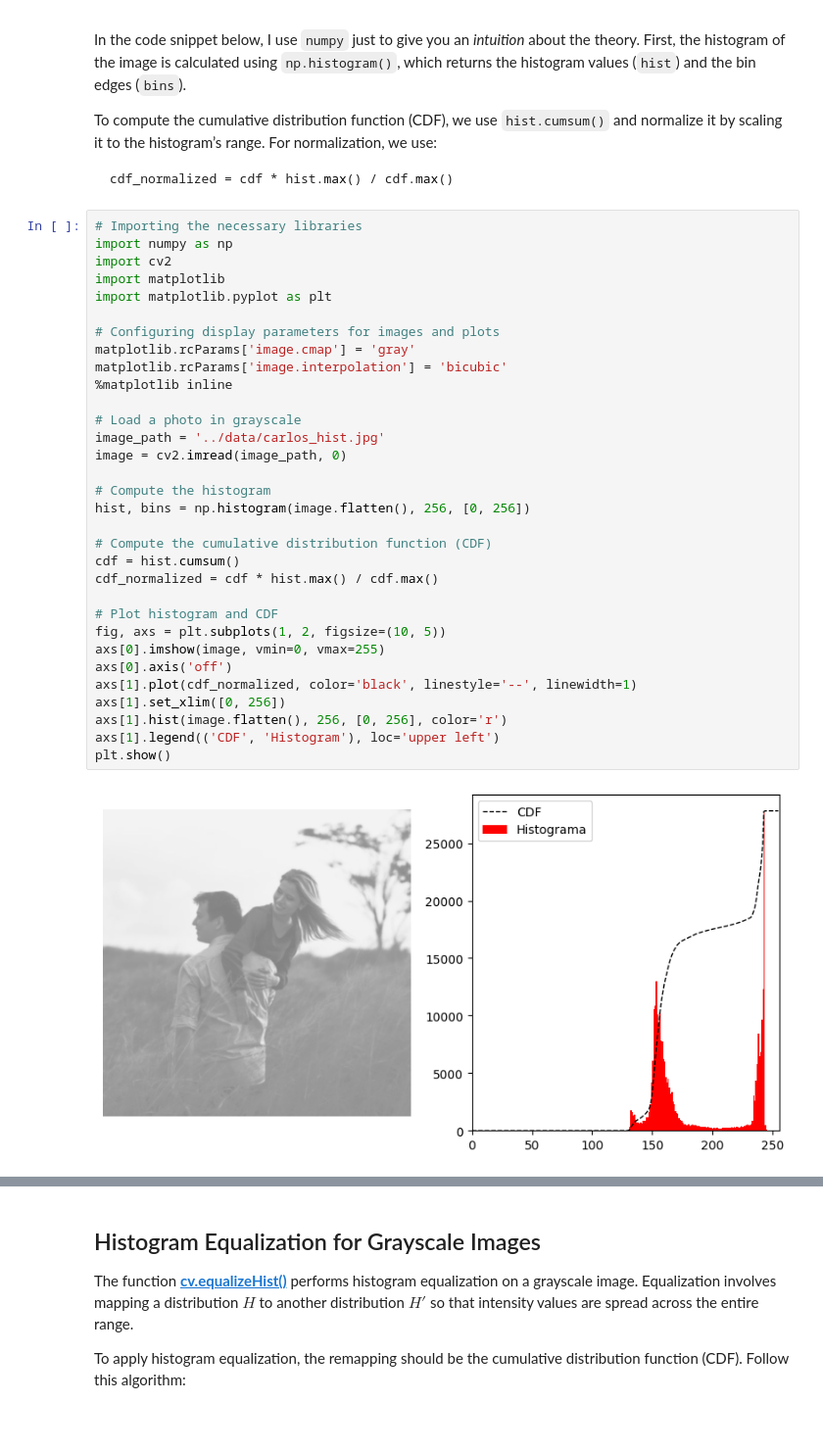
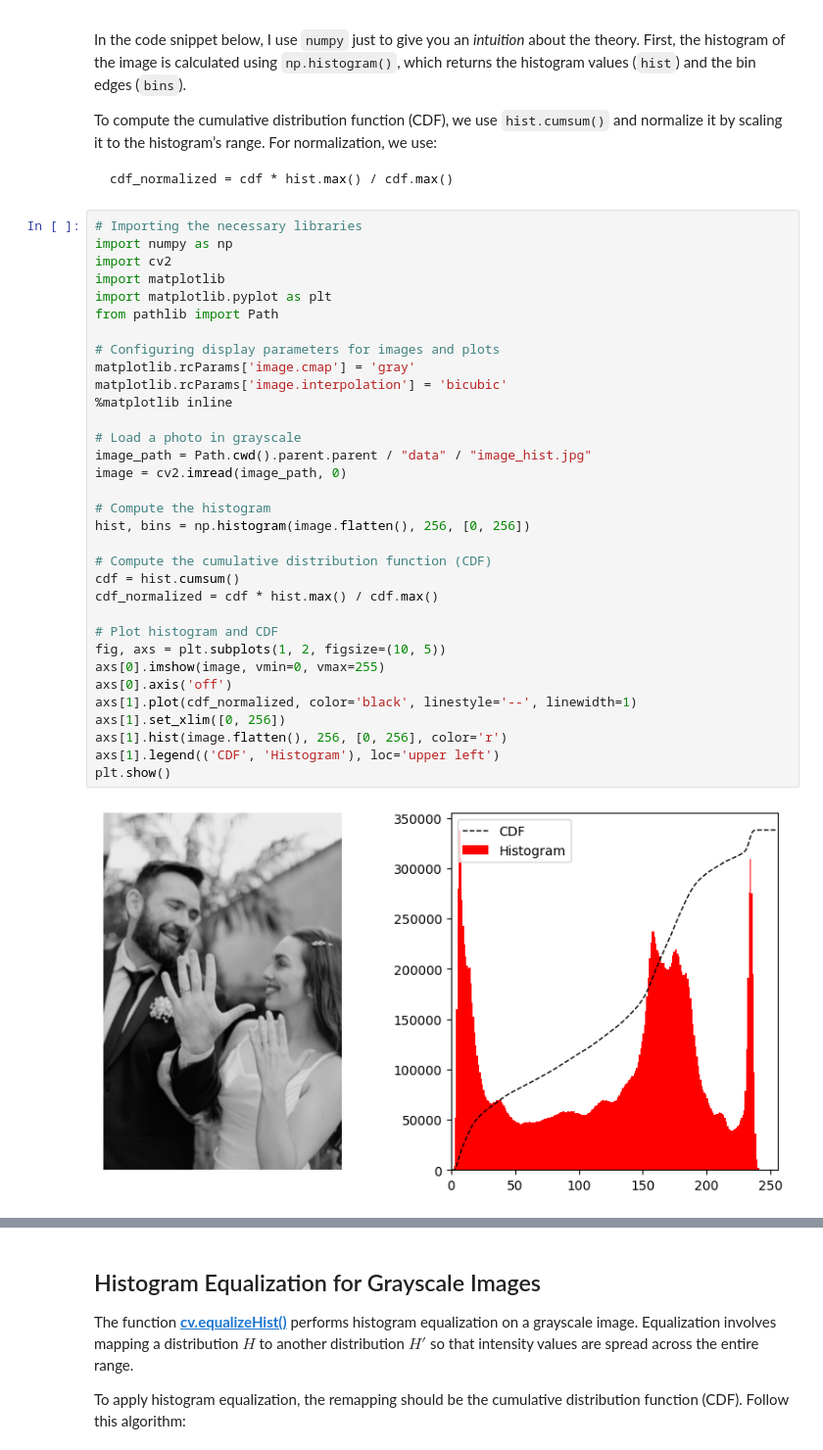
Before and after one commit to carmenscar/computer_vision, a Jupyter notebook: notebooks/Module_02/01_Histogram_Equalization.ipynb, the cells around one changed output, grey strips where cells are left out. Shown at 98% size. Cells and saved outputs as stored; diff of their text form; blank space fills up the shorter version.

Commit message:
adjusting histogram equal notebook

```diff
--- a/notebooks/Module_02/01_Histogram_Equalization.ipynb
+++ b/notebooks/Module_02/01_Histogram_Equalization.ipynb
@@ -33,32 +33,33 @@ cdf_normalized = cdf * hist.max() / cdf.max()
 import numpy as np
 import cv2
 import matplotlib
 import matplotlib.pyplot as plt
+from pathlib import Path
 
 # Configuring display parameters for images and plots
 matplotlib.rcParams['image.cmap'] = 'gray'
 matplotlib.rcParams['image.interpolation'] = 'bicubic'
 %matplotlib inline
 
 # Load a photo in grayscale
-image_path = '../data/carlos_hist.jpg'
+image_path = Path.cwd().parent.parent / "data" / "image_hist.jpg"
 image = cv2.imread(image_path, 0)
 
 # Compute the histogram
 hist, bins = np.histogram(image.flatten(), 256, [0, 256])
 
 # Compute the cumulative distribution function (CDF)
 cdf = hist.cumsum()
 cdf_normalized = cdf * hist.max() / cdf.max()
 
 # Plot histogram and CDF
 fig, axs = plt.subplots(1, 2, figsize=(10, 5))
 axs[0].imshow(image, vmin=0, vmax=255)
 axs[0].axis('off')
 axs[1].plot(cdf_normalized, color='black', linestyle='--', linewidth=1)
 axs[1].set_xlim([0, 256])
 axs[1].hist(image.flatten(), 256, [0, 256], color='r')
 axs[1].legend(('CDF', 'Histogram'), loc='upper left')
 plt.show()
 # %% [output]
-[figure, old version]
+[figure, new version]
```
Also changed, not shown: parts of 8 cells of this notebook.
